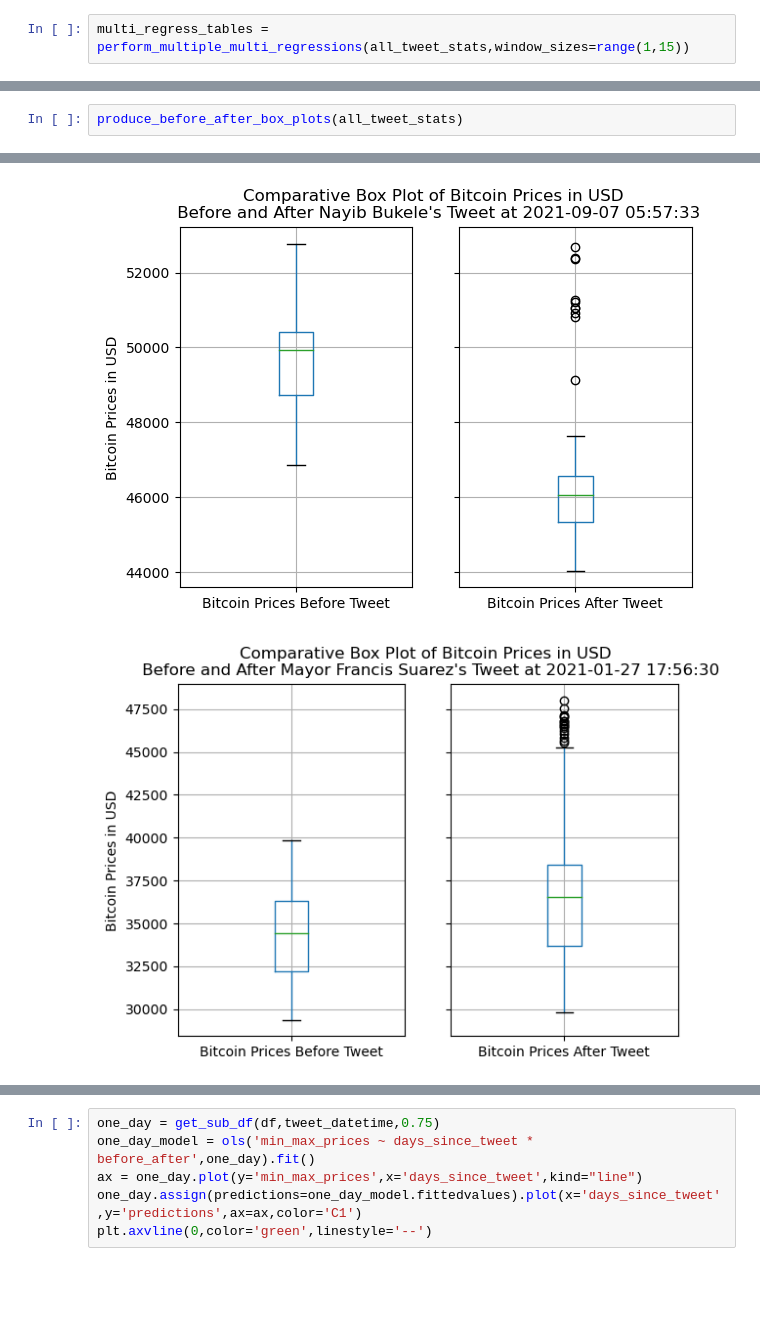
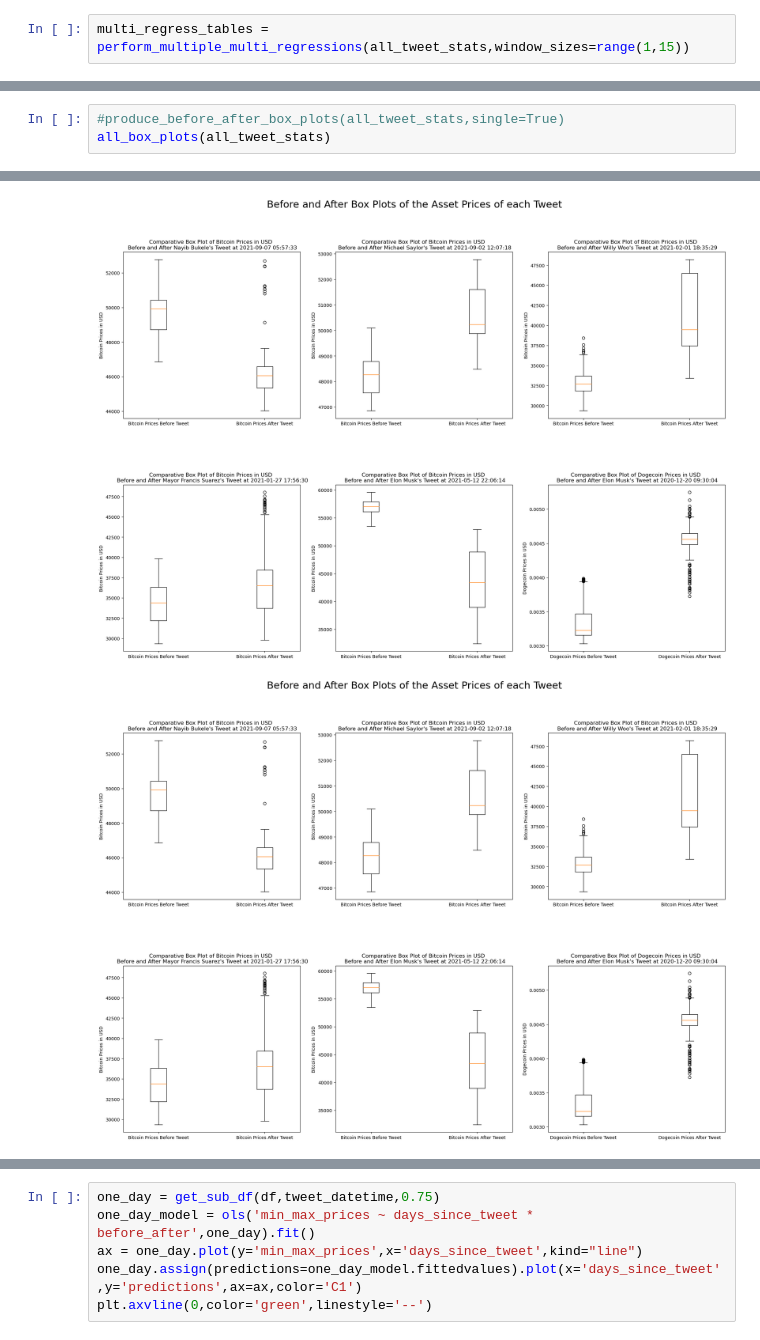
Before and after one commit to DataTa-Da/qm2, a Jupyter notebook: analysis/Discontinuity Regression.ipynb, the cells around one changed output, grey strips where cells are left out. Drawn from its saved outputs; the diff is of its cells as text; blank space fills up the shorter version.

```diff
--- a/analysis/Discontinuity Regression.ipynb
+++ b/analysis/Discontinuity Regression.ipynb
@@ -269,3 +324,4 @@ def produce_before_after_box_plots(tws):
 # %%
-produce_before_after_box_plots(all_tweet_stats)
+#produce_before_after_box_plots(all_tweet_stats,single=True)
+all_box_plots(all_tweet_stats)
 # %% [output]
@@ -290,2 +328,2 @@ produce_before_after_box_plots(all_tweet_stats)
-[figure, old version]
+[figure, new version]
-[figure, old version]
+[figure, new version]
```
Also changed, not shown: parts of 17 cells of this notebook.
